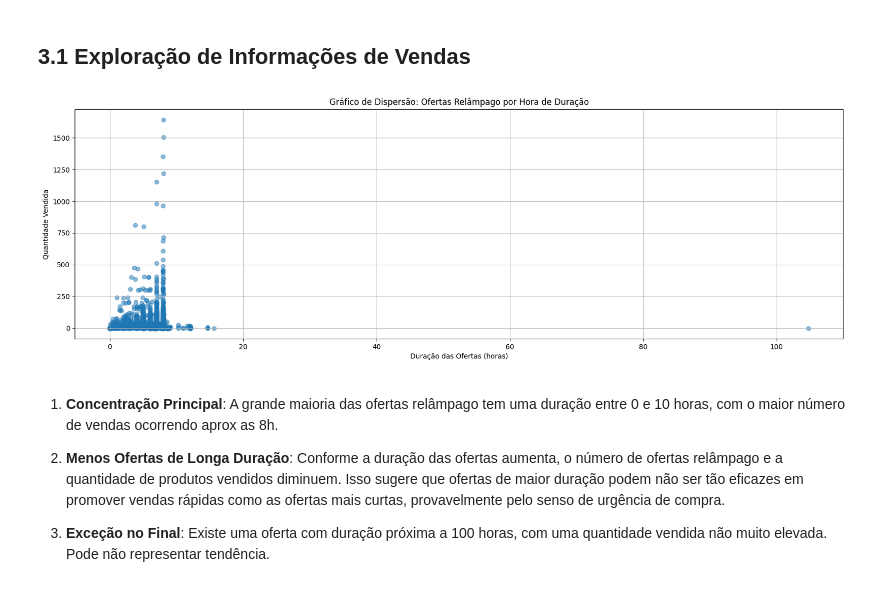
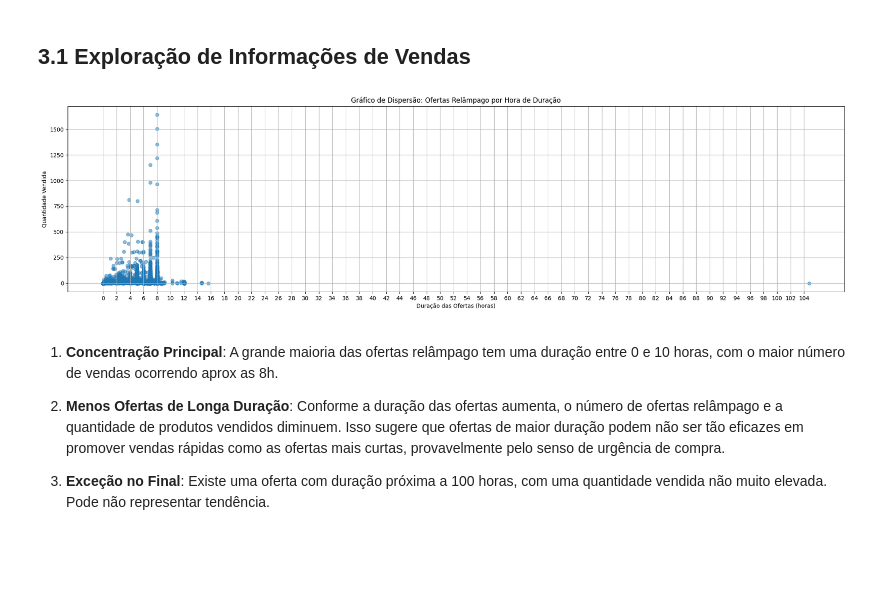
Before and after one commit to evelyneds/Data-Science-Projects, a Jupyter notebook: 1_ Exploratory-Analysis-Offers/EDA_Ofertas.ipynb, the cells around one changed output. Cells and saved outputs as stored; diff of their text form; code cells hidden in the pictures; blank space fills up the shorter version.

```diff
--- a/1_ Exploratory-Analysis-Offers/EDA_Ofertas.ipynb
+++ b/1_ Exploratory-Analysis-Offers/EDA_Ofertas.ipynb
@@ -53,7 +33,7 @@ palette = sns.color_palette("Set1")
 # %% [markdown]
 ## 2.2 Coleta dos dados
 # %%
-file_name = 'ofertas_relampago.csv'
+file_name = 'dataset1.csv'
 
 df = pd.read_csv(file_name, na_values=[''], keep_default_na=False)
 
@@ -63,15 +43,5 @@ df = pd.read_csv(file_name, na_values=[''], keep_default_na=False)
 # A fonte de dados original, contém os dados preenchidos como 'NA'
 df['ORIGIN'] = df['ORIGIN'].replace({pd.NA: 'NA'})
 
-pickle_path = 'dados_ofertas_relampago.pkl'
-
-# Salvar os dados como pickle
-with open(pickle_path, 'wb') as f:
-    pickle.dump(df, f)
-
-# Carregar dados do pickle
-with open(pickle_path, 'rb') as f:
-    df = pickle.load(f)
-
-df.head()
+df.head(2)
 # %% [output]
@@ -409,0 +398,7 @@ Não vou considerar o SOLD_AMOUNT nas avaliação por ter um número consideráv
+# %%
+# campos nulos na coluna 'SOLD_AMOUNT' com 0
+dados['SOLD_AMOUNT'].fillna(0, inplace=True)
+
+#Verificando novamente os campos nulos
+valores_nulos = dados.isnull().sum()
+print(valores_nulos)
@@ -714,16 +727,20 @@ plt.show()
 # %%
 #Mesmo que só tenha oferta relâmpado, incluindo o filtro p garantir
 ofertas_relampago = dados[dados['OFFER_TYPE'] == 'lightning_deal']
 
-plt.figure(figsize=(20, 6))
+plt.figure(figsize=(25, 6))
 plt.scatter(ofertas_relampago['DURATION_HOURS'], ofertas_relampago['SOLD_QUANTITY'], alpha=0.5)
 plt.xlabel('Duração das Ofertas (horas)')
 plt.ylabel('Quantidade Vendida')
 plt.title('Gráfico de Dispersão: Ofertas Relâmpago por Hora de Duração')
+
+valores_eixo_x = range(0, int(ofertas_relampago['DURATION_HOURS'].max()) + 1,2)  # ir de 2 em 2
+plt.xticks(valores_eixo_x)
+
 plt.grid(True)
 plt.show()
 # %% [output]
-[figure, old version]
+[figure, new version]
 # %% [markdown]
 
 1. **Concentração Principal**: A grande maioria das ofertas relâmpago tem uma duração entre 0 e 10 horas, com o maior número de vendas ocorrendo aprox as 8h.
```
Also changed, not shown: parts of 45 cells of this notebook.
